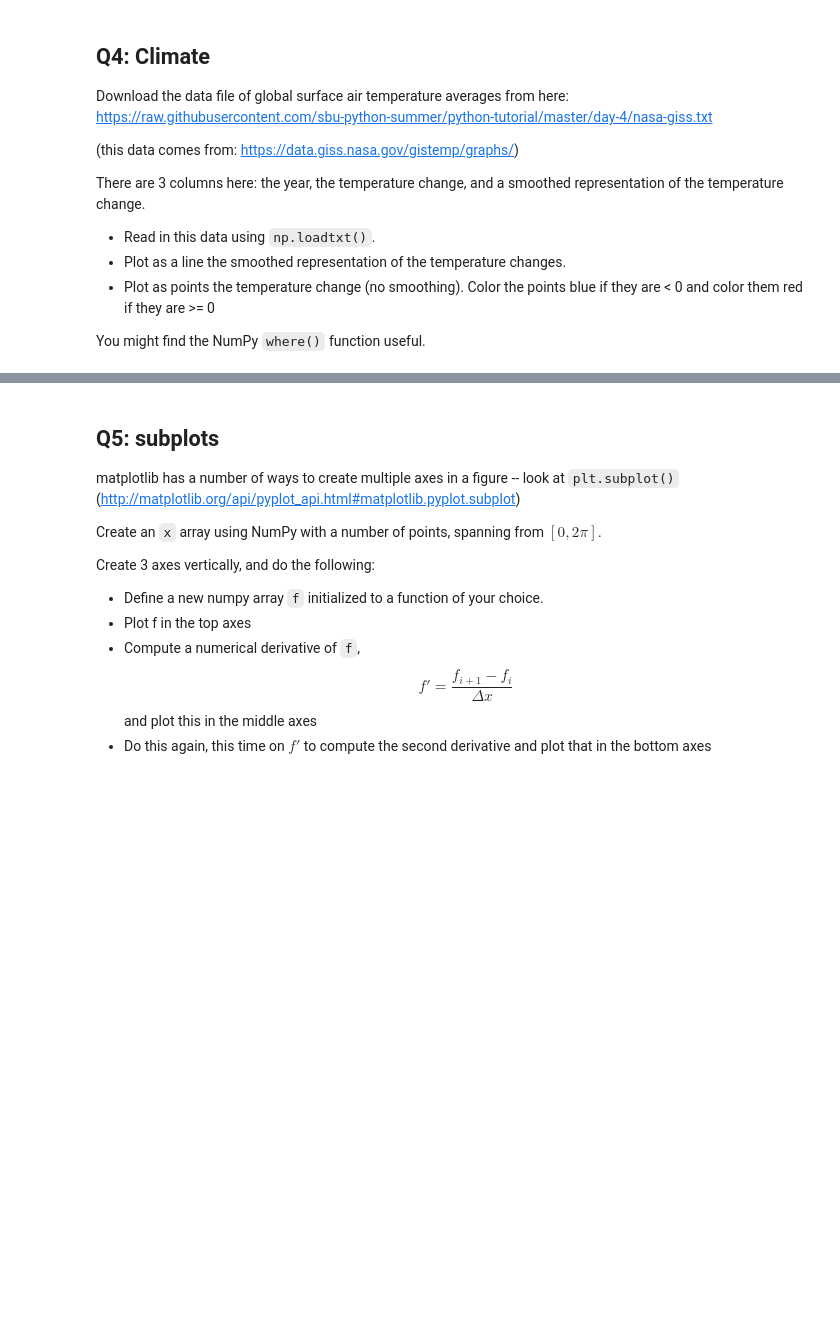
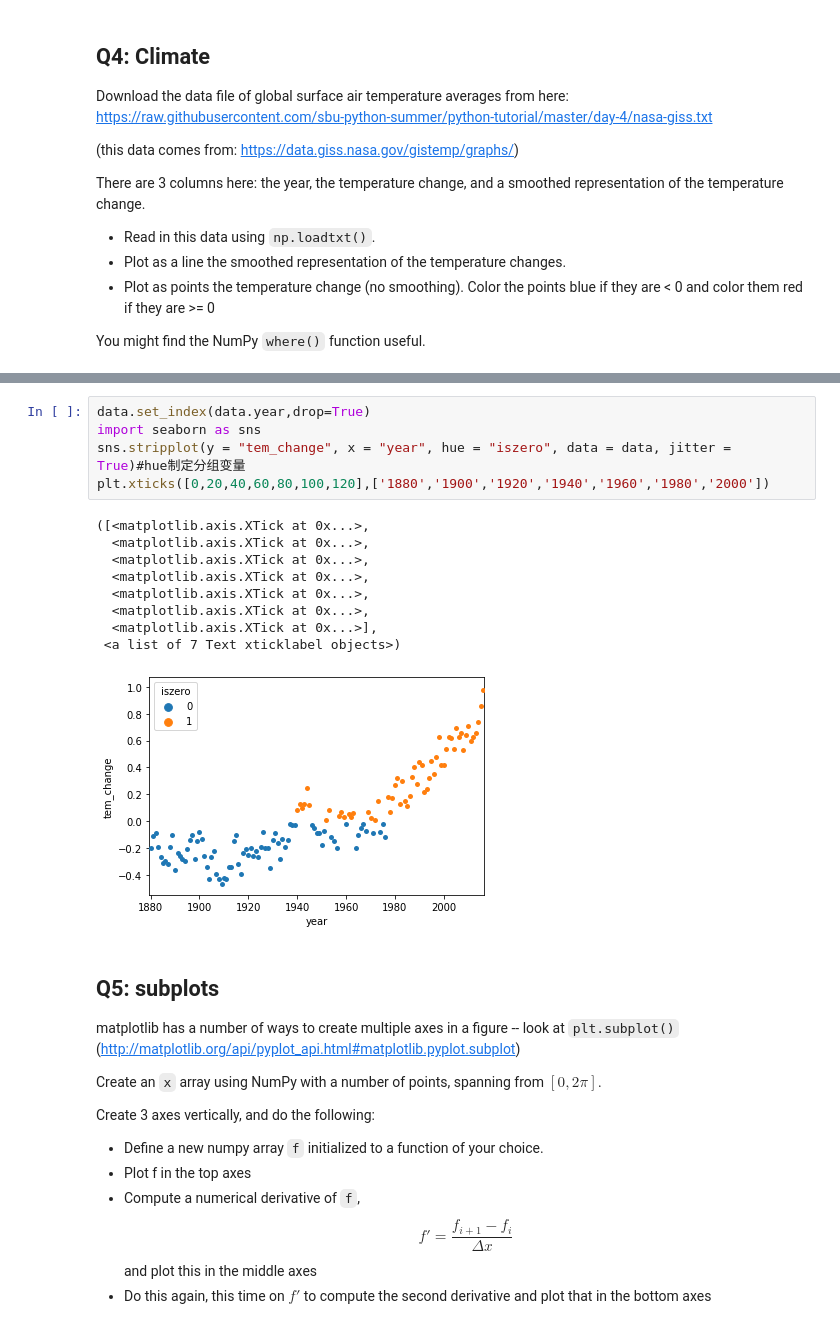
Before and after one commit to apricoteriop456/whh-python-homework, a Jupyter notebook: matplotlib_exercises/2-matplotlib-exercises.ipynb, the cells around one changed output, grey strips where cells are left out. Saved outputs shown, nothing was run; the diff lists cells and outputs as text; blank space fills up the shorter version.

```diff
--- a/matplotlib_exercises/2-matplotlib-exercises.ipynb
+++ b/matplotlib_exercises/2-matplotlib-exercises.ipynb
@@ -133,3 +153,18 @@ OSError: https://raw.githubusercontent.com/sbu-python-summer/python-tutorial/mas
+# %%
+data.set_index(data.year,drop=True)
+import seaborn as sns
+sns.stripplot(y = "tem_change", x = "year", hue = "iszero", data = data, jitter = True)#hue制定分组变量
+plt.xticks([0,20,40,60,80,100,120],['1880','1900','1920','1940','1960','1980','2000'])
+# %% [output]
+([<matplotlib.axis.XTick at 0x...>,
+  <matplotlib.axis.XTick at 0x...>,
+  <matplotlib.axis.XTick at 0x...>,
+  <matplotlib.axis.XTick at 0x...>,
+  <matplotlib.axis.XTick at 0x...>,
+  <matplotlib.axis.XTick at 0x...>,
+  <matplotlib.axis.XTick at 0x...>],
+ <a list of 7 Text xticklabel objects>)
+[figure, added]
 # %% [markdown]
 ## Q5: subplots
 
```
Also changed, not shown: parts of 10 cells of this notebook, 1 other file.
